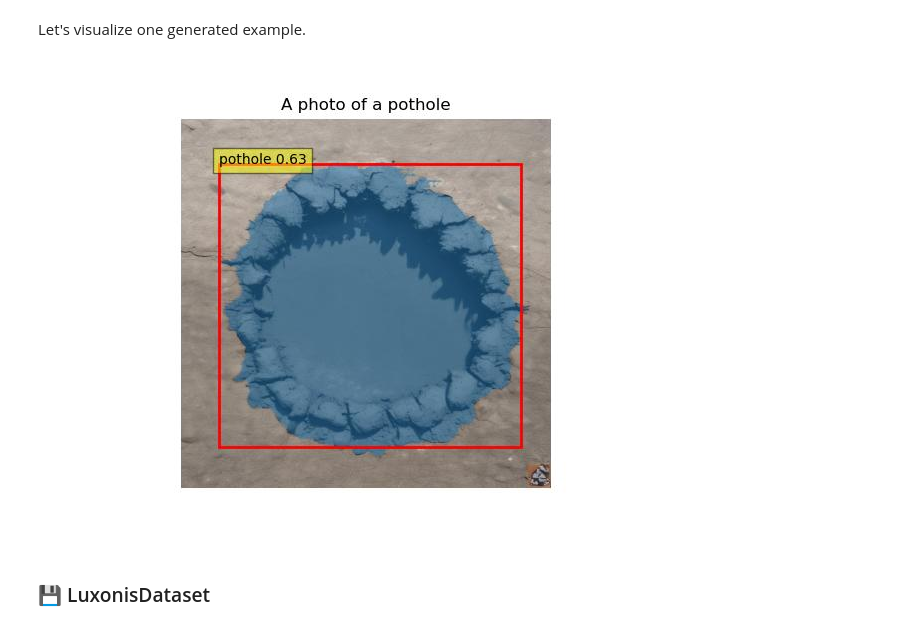
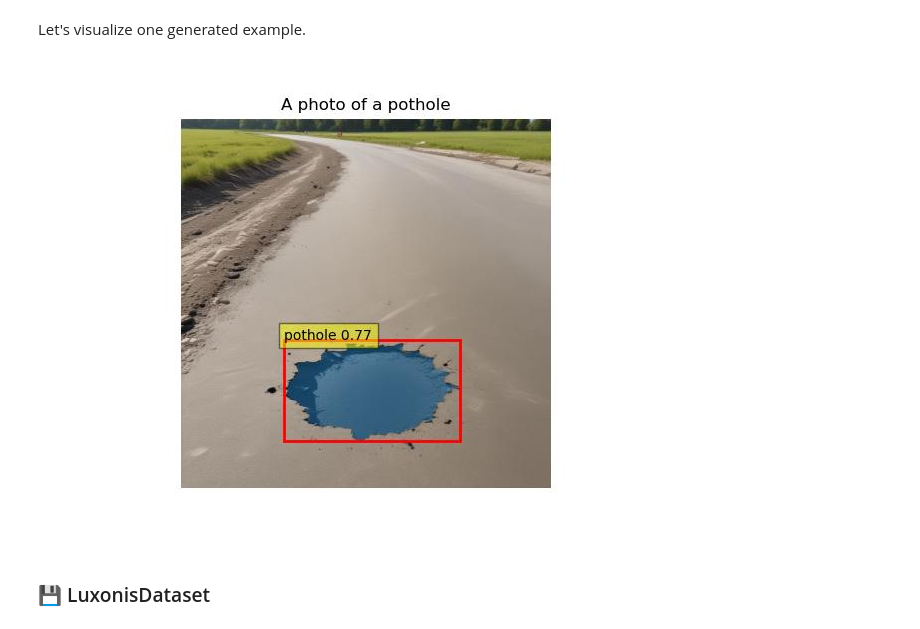
Before and after one commit to luxonis/depthai-ml-training, a Jupyter notebook: training/train_semantic_segmentation_model_datadreamer.ipynb, the cells around one changed output. Saved outputs shown, nothing was run; the diff lists cells and outputs as text; code cells hidden in the pictures.

```diff
--- a/training/train_semantic_segmentation_model_datadreamer.ipynb
+++ b/training/train_semantic_segmentation_model_datadreamer.ipynb
@@ -156,9 +157,9 @@ If you use Google Colaboratory, please use the second command to generate the sy
 Let's visualize one generated example.
 # %%
 from IPython.display import Image
-Image(filename='synthetic_pothole_dataset/bboxes_visualization/bbox_1.jpg')
+Image(filename='synthetic_pothole_dataset/bboxes_visualization/bbox_0000002.jpg')
 # %% [output]
-[figure, old version]
+[figure, new version]
 # %% [markdown]
 <a name ="luxonisdataset"></a>
 
```
Also changed, not shown: parts of 13 cells of this notebook, 7 other files.
